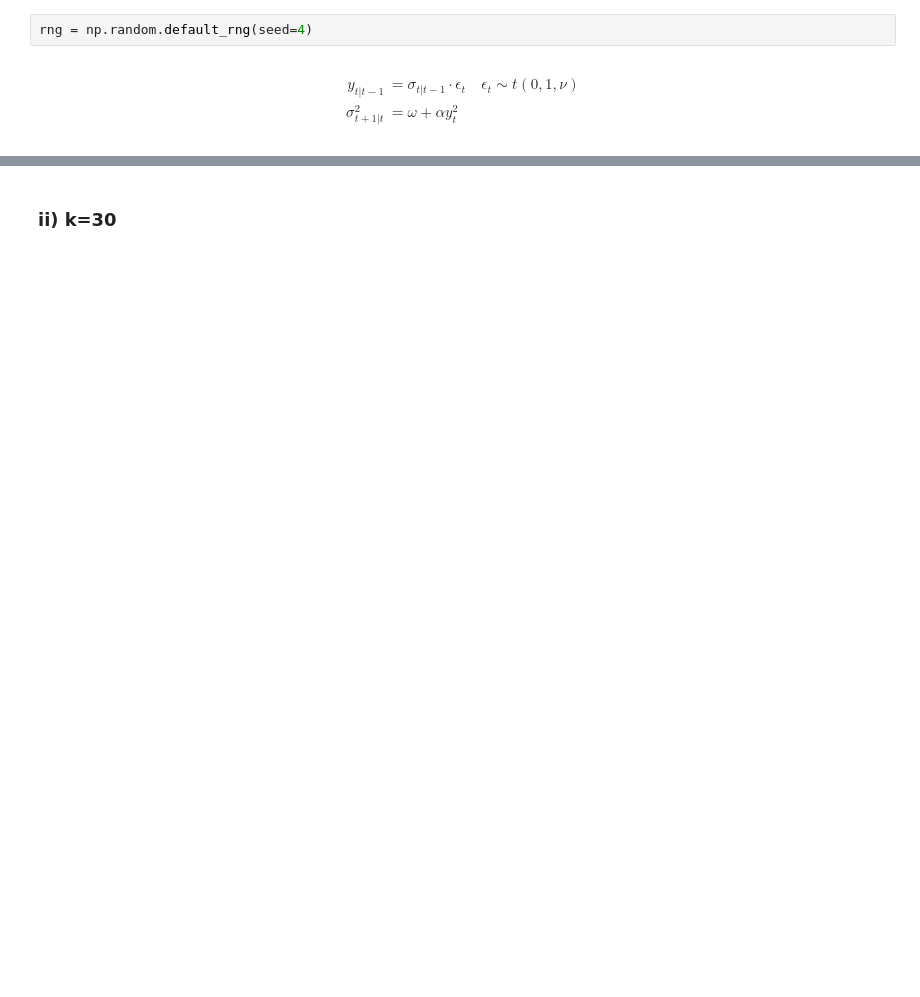
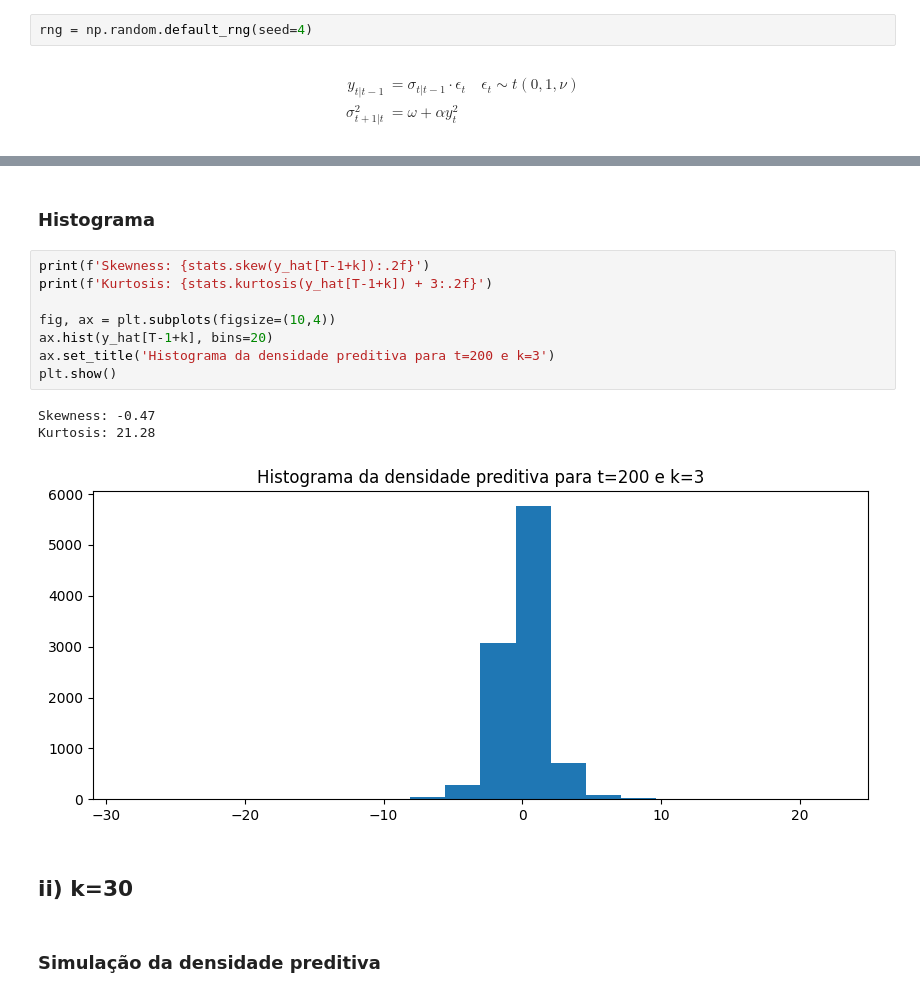
Before and after one commit to asdmalizia/masters, a Jupyter notebook: SDM/Lista 1.ipynb, the cells around one changed output, grey strips where cells are left out. Cells and saved outputs as stored; diff of their text form; blank space fills up the shorter version.

```diff
--- a/SDM/Lista 1.ipynb
+++ b/SDM/Lista 1.ipynb
@@ -74,2 +80,18 @@ plt.show()
+# %% [markdown]
+### Histograma
+# %%
+print(f'Skewness: {stats.skew(y_hat[T-1+k]):.2f}')
+print(f'Kurtosis: {stats.kurtosis(y_hat[T-1+k]) + 3:.2f}')
+
+fig, ax = plt.subplots(figsize=(10,4))
+ax.hist(y_hat[T-1+k], bins=20)
+ax.set_title('Histograma da densidade preditiva para t=200 e k=3')
+plt.show()
+# %% [output]
+Skewness: -0.47
+Kurtosis: 21.28
+[figure, added]
 # %% [markdown]
-### ii) k=30
+## ii) k=30
+# %% [markdown]
+### Simulação da densidade preditiva
```
Also changed, not shown: parts of 21 cells of this notebook, 7 other files.
